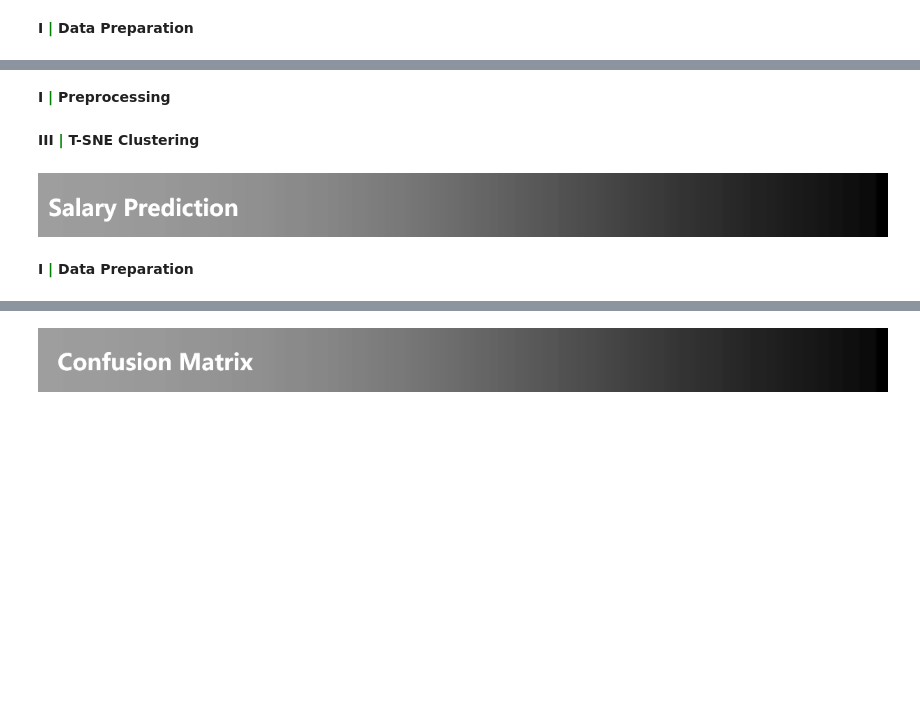
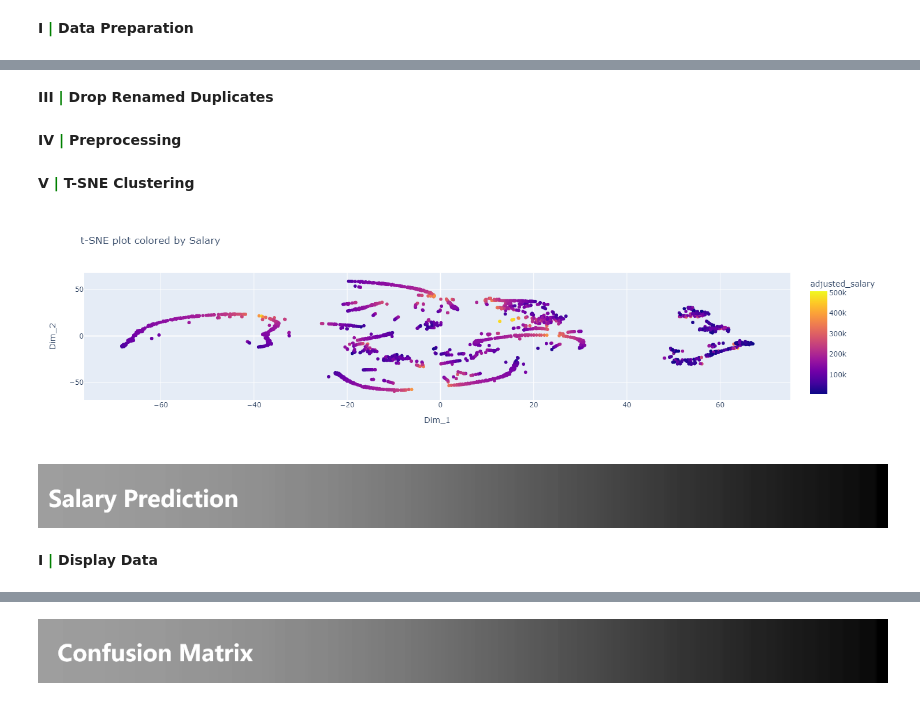
Before and after one commit to edzelroi/Supervised-ML, a Jupyter notebook: Regression/Data Science Salaries 2023 💸/Data Science Salaries 2023 💸.ipynb, the cells around one changed output, grey strips where cells are left out. Cells and saved outputs as stored; diff of their text form; code cells hidden in the pictures; blank space fills up the shorter version.

```diff
--- a/Regression/Data Science Salaries 2023 💸/Data Science Salaries 2023 💸.ipynb
+++ b/Regression/Data Science Salaries 2023 💸/Data Science Salaries 2023 💸.ipynb
@@ -563 +577,3 @@ ml_data = df.copy()
+# %% [markdown]
+**III <font color='green'>|</font> Drop Renamed Duplicates**
 # %%
@@ -565,25 +581,35 @@ ml_data.drop(['salary_currency','salary_in_usd', 'salary', 'job_title'], axis=1,
 # %% [markdown]
-**I <font color='green'>|</font> Preprocessing**
+**IV <font color='green'>|</font> Preprocessing**
 # %%
+# Use LabelEncoder to assign numericals to ategorical features
 encoder = LabelEncoder()
+
+# Make a an empty DataFrame to store encoded categorical data
+encoded_cat = pd.DataFrame()
+
+# Iterate categorical list to encode the values
 for feature in categorical_columns:
-    encoded_cat[feature] = encoder.fit_transform(encoded_cat[feature])
+    encoded_cat[feature] = encoder.fit_transform(data[feature])
 
-scaler = MinMaxScaler()
-scaled_num = pd.DataFrame(scaler.fit_transform(ml_data[numerical_columns]), columns=numerical_columns)
-processed_cluster_data = pd.concat([scaled_num, encoded_cat], axis=1)
+#Use StandardScaler to scale numerical feature
+scaler = StandardScaler()
+scaled_num = pd.DataFrame(scaler.fit_transform(data[numerical_columns]), columns=numerical_columns)
+
+# Concactenate the preprocessed data into a dataframe
+processed_cluster_df = pd.concat([scaled_num, encoded_cat], axis=1)
 # %% [markdown]
-**III <font color='green'>|</font> T-SNE Clustering**
+**V <font color='green'>|</font> T-SNE Clustering**
 # %%
 tsne = TSNE(n_components=2, random_state=42, perplexity=50, learning_rate=200)
-tsne_results = tsne.fit_transform(processed_cluster_data)
+tsne_results = tsne.fit_transform(processed_cluster_df)
 
 # Plotly Interactive plot
 df_tsne = pd.DataFrame(data = tsne_results, columns = ['Dim_1', 'Dim_2'])
 df_tsne['adjusted_salary'] = df['adjusted_salary']
 fig = px.scatter(df_tsne, x='Dim_1', y='Dim_2', color='adjusted_salary', title='t-SNE plot colored by Salary')
+fig.update_layout(autosize=False, width=600, height=400)
 fig.show()
+# %% [output]
+[figure, added]
 # %% [markdown]
 ![photo14.png](attachment:e0a1ad47-62d4-4a90-9bdc-8b35a50158c3.png)
-# %% [markdown]
-**I <font color='green'>|</font> Data Preparation**
@@ -592,2 +616,4 @@ df.drop(['salary_currency','salary_in_usd', 'salary', 'job_title'], axis=1, inpl
+# %% [markdown]
+**I <font color='green'>|</font> Display Data**
 # %%
 df.head()
```
Also changed, not shown: parts of 38 cells of this notebook, 3 other files.
